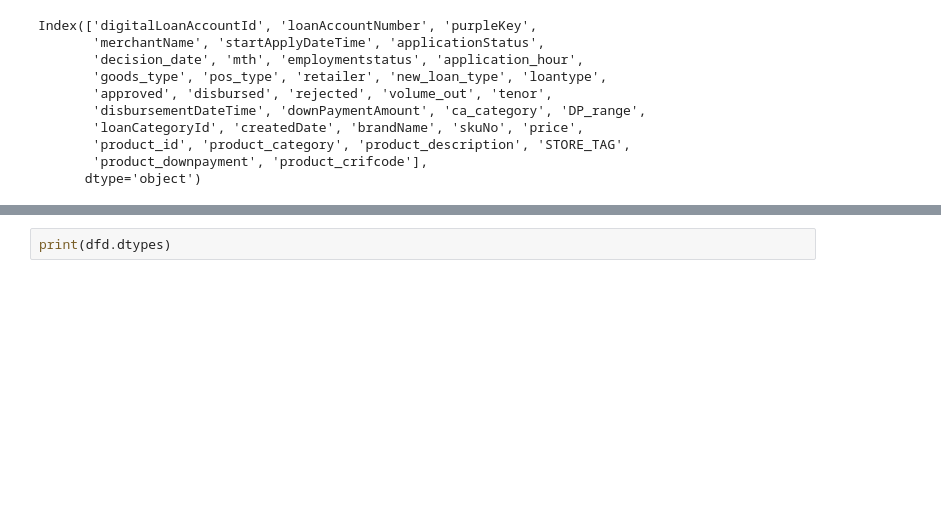
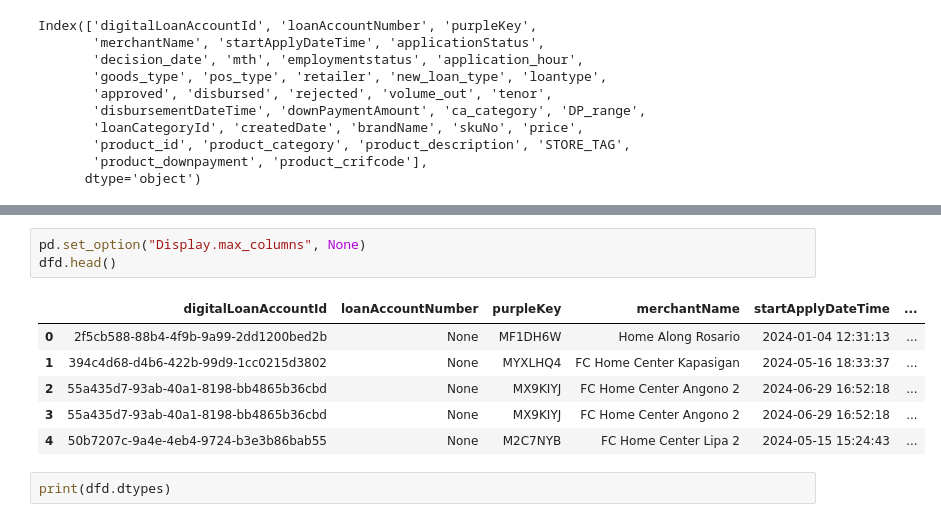
Before and after one commit to dchakroborti-tonik/Finance_LoanAccount_Monthly_count, a Jupyter notebook: SILDisbursedLoan2024/SIL_AccountLevelTagging_basedonitempurchased_2020930.ipynb, the cells around one changed output, grey strips where cells are left out. Saved outputs shown, nothing was run; the diff lists cells and outputs as text; blank space fills up the shorter version.

```diff
--- a/SILDisbursedLoan2024/SIL_AccountLevelTagging_basedonitempurchased_2020930.ipynb
+++ b/SILDisbursedLoan2024/SIL_AccountLevelTagging_basedonitempurchased_2020930.ipynb
@@ -186,3 +181,13 @@ dfd.head()
+# %%
+pd.set_option("Display.max_columns", None)
+dfd.head()
+# %% [output]
+|  | digitalLoanAccountId | loanAccountNumber | purpleKey | merchantName | startApplyDateTime | ... |
+| 0 | 2f5cb588-88b4-4f9b-9a99-2dd1200bed2b | None | MF1DH6W | Home Along Rosario | 2024-01-04 12:31:13 | ... |
+| 1 | 394c4d68-d4b6-422b-99d9-1cc0215d3802 | None | MYXLHQ4 | FC Home Center Kapasigan | 2024-05-16 18:33:37 | ... |
+| 2 | 55a435d7-93ab-40a1-8198-bb4865b36cbd | None | MX9KIYJ | FC Home Center Angono 2 | 2024-06-29 16:52:18 | ... |
+| 3 | 55a435d7-93ab-40a1-8198-bb4865b36cbd | None | MX9KIYJ | FC Home Center Angono 2 | 2024-06-29 16:52:18 | ... |
+| 4 | 50b7207c-9a4e-4eb4-9724-b3e3b86bab55 | None | M2C7NYB | FC Home Center Lipa 2 | 2024-05-15 15:24:43 | ... |
 # %%
 print(dfd.dtypes)
 # %% [output]
```
Also changed, not shown: parts of 4 cells of this notebook, 11 other files.
